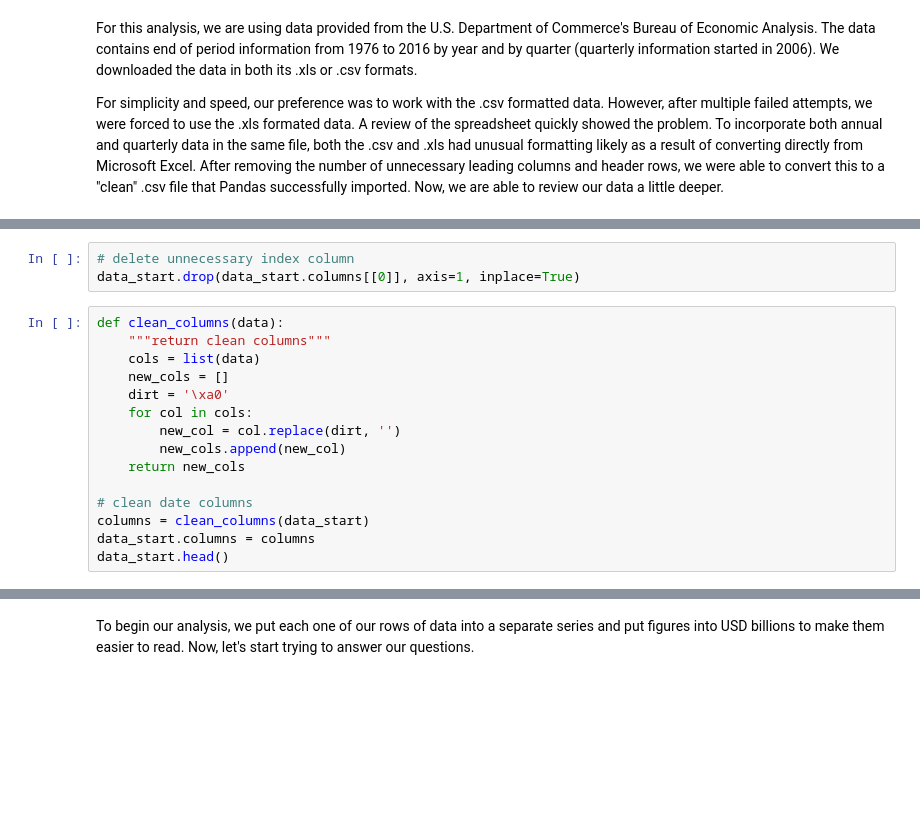
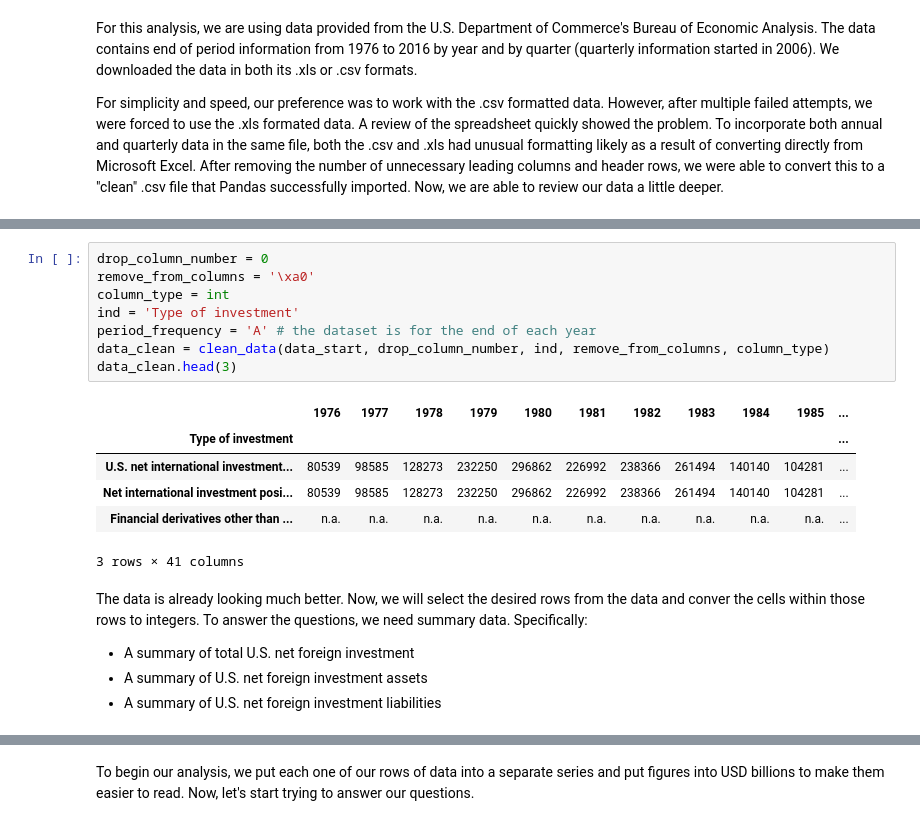
Before and after one commit to dataninja-python/Capstone, a Jupyter notebook: Capstone_AJ-Igherighe_Jan2018.ipynb, the cells around one changed output, grey strips where cells are left out. Cells and saved outputs as stored; diff of their text form; blank space fills up the shorter version.

```diff
--- a/Capstone_AJ-Igherighe_Jan2018.ipynb
+++ b/Capstone_AJ-Igherighe_Jan2018.ipynb
@@ -167,18 +157,0 @@ Reviewing the top 3 dataframe rows shows an unnecessary former index (column "Li
-# %%
-# delete unnecessary index column
-data_start.drop(data_start.columns[[0]], axis=1, inplace=True)
-# %%
-def clean_columns(data):
-    """return clean columns"""
-    cols = list(data)
-    new_cols = []
-    dirt = '\xa0'
-    for col in cols:
-        new_col = col.replace(dirt, '')
-        new_cols.append(new_col)
-    return new_cols
-
-# clean date columns
-columns = clean_columns(data_start)
-data_start.columns = columns
-data_start.head()
@@ -195 +222,22 @@ To save time, we see that we likely only need the US net international investmen
+# %%
+drop_column_number = 0
+remove_from_columns = '\xa0'
+column_type = int
+ind = 'Type of investment'
+period_frequency = 'A' # the dataset is for the end of each year
+data_clean = clean_data(data_start, drop_column_number, ind, remove_from_columns, column_type)
+data_clean.head(3)
+# %% [output]
+|  | 1976 | 1977 | 1978 | 1979 | 1980 | 1981 | 1982 | 1983 | 1984 | 1985 | ... |
+| Type of investment |  |  |  |  |  |  |  |  |  |  | ... |
+| U.S. net international investment... | 80539 | 98585 | 128273 | 232250 | 296862 | 226992 | 238366 | 261494 | 140140 | 104281 | ... |
+| Net international investment posi... | 80539 | 98585 | 128273 | 232250 | 296862 | 226992 | 238366 | 261494 | 140140 | 104281 | ... |
+| Financial derivatives other than ... | n.a. | n.a. | n.a. | n.a. | n.a. | n.a. | n.a. | n.a. | n.a. | n.a. | ... |
+3 rows × 41 columns
+# %% [markdown]
+The data is already looking much better.  Now, we will select the desired rows from the data and conver the cells within those rows to integers.  To answer the questions, we need summary data.  Specifically:
+
+* A summary of total U.S. net foreign investment
+* A summary of U.S. net foreign investment assets
+* A summary of U.S. net foreign investment liabilities
 # %%
```
Also changed, not shown: parts of 33 cells of this notebook, 1 other file.
